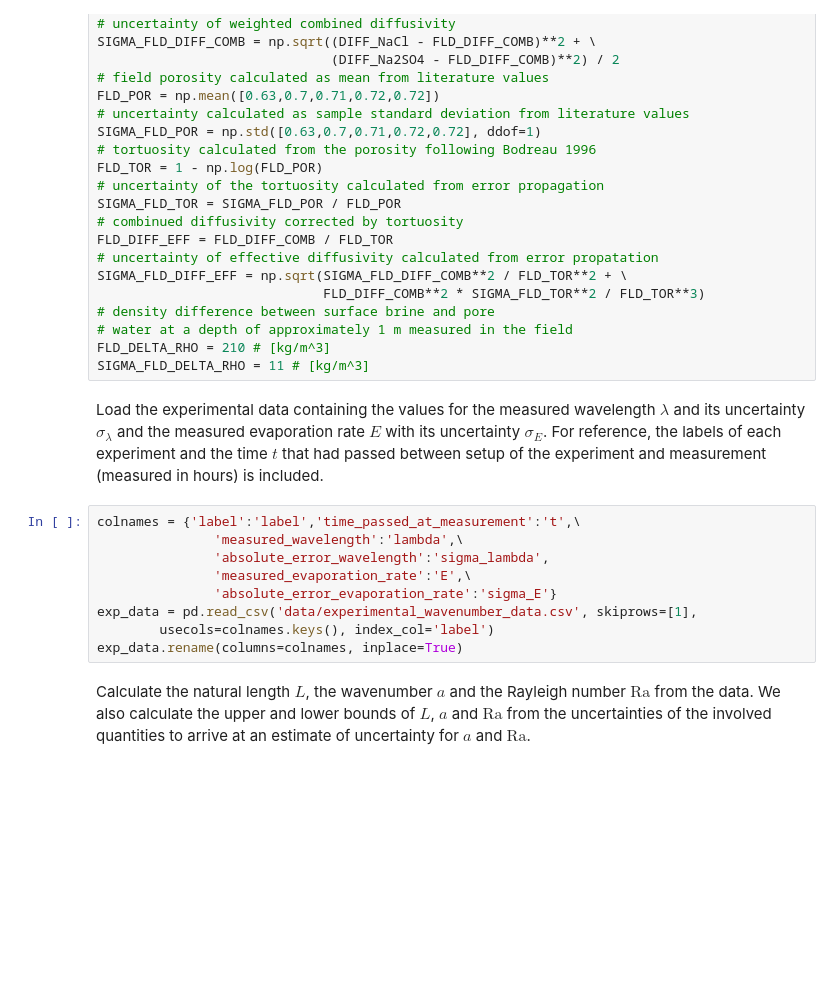
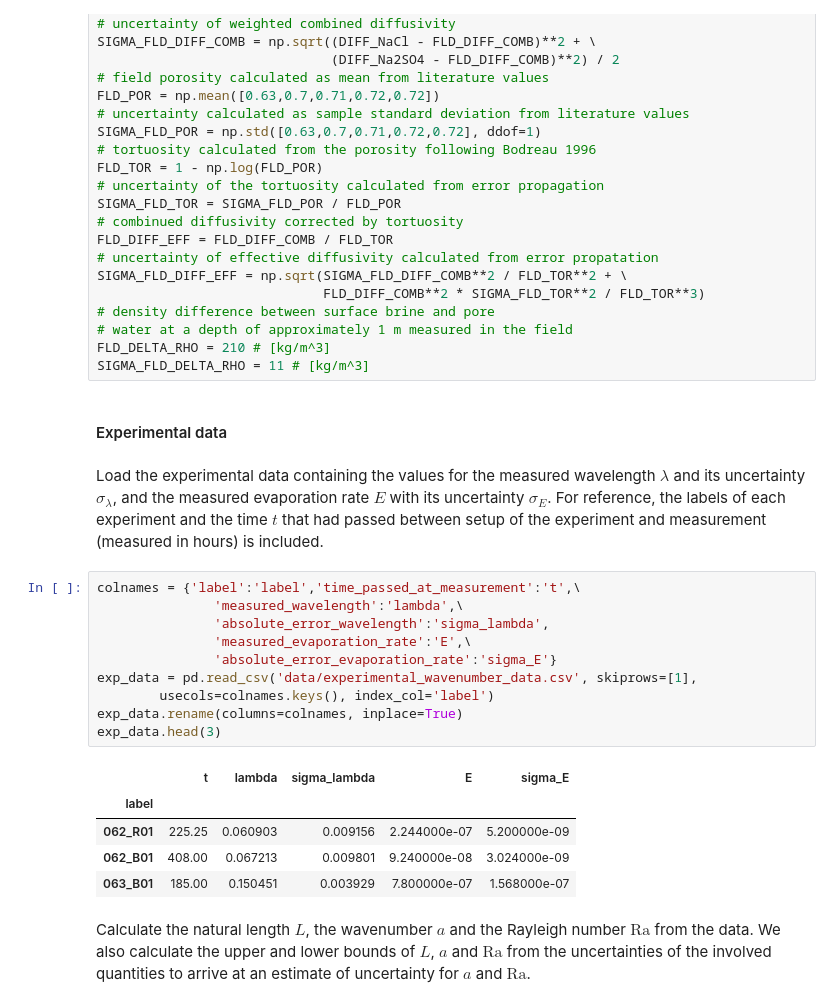
Before and after one commit to JanaLasser/salt-polygons-are-caused-by-convection, a Jupyter notebook: salt_polygons_are_caused_by_convection.ipynb, the cells around one changed output. Saved outputs shown, nothing was run; the diff lists cells and outputs as text; blank space fills up the shorter version.

```diff
--- a/salt_polygons_are_caused_by_convection.ipynb
+++ b/salt_polygons_are_caused_by_convection.ipynb
@@ -285,17 +293,26 @@ SIGMA_FLD_DIFF_EFF = np.sqrt(SIGMA_FLD_DIFF_COMB**2 / FLD_TOR**2 + \
 # water at a depth of approximately 1 m measured in the field
 FLD_DELTA_RHO = 210 # [kg/m^3]
 SIGMA_FLD_DELTA_RHO = 11 # [kg/m^3]
+# %% [markdown]
+#### Experimental data
 # %% [markdown]
-Load the experimental data containing the values for the measured wavelength $\lambda$ and its uncertainty $\sigma_\lambda$ and the measured evaporation rate $E$ with its uncertainty $\sigma_E$. For reference, the labels of each experiment and the time $t$ that had passed between setup of the experiment and measurement (measured in hours) is included.
+Load the experimental data containing the values for the measured wavelength $\lambda$ and its uncertainty $\sigma_\lambda$, and the measured evaporation rate $E$ with its uncertainty $\sigma_E$. For reference, the labels of each experiment and the time $t$ that had passed between setup of the experiment and measurement (measured in hours) is included.
 # %%
 colnames = {'label':'label','time_passed_at_measurement':'t',\
                'measured_wavelength':'lambda',\
                'absolute_error_wavelength':'sigma_lambda',
                'measured_evaporation_rate':'E',\
                'absolute_error_evaporation_rate':'sigma_E'}
 exp_data = pd.read_csv('data/experimental_wavenumber_data.csv', skiprows=[1],
         usecols=colnames.keys(), index_col='label')
 exp_data.rename(columns=colnames, inplace=True)
+exp_data.head(3)
+# %% [output]
+|  | t | lambda | sigma_lambda | E | sigma_E |
+| label |  |  |  |  |  |
+| 062_R01 | 225.25 | 0.060903 | 0.009156 | 2.244000e-07 | 5.200000e-09 |
+| 062_B01 | 408.00 | 0.067213 | 0.009801 | 9.240000e-08 | 3.024000e-09 |
+| 063_B01 | 185.00 | 0.150451 | 0.003929 | 7.800000e-07 | 1.568000e-07 |
 # %% [markdown]
 Calculate the natural length $L$, the wavenumber $a$ and the Rayleigh number $\mathrm{Ra}$ from the data. We also calculate the upper and lower bounds of $L$, $a$ and $\mathrm{Ra}$ from the uncertainties of the involved quantities to arrive at an estimate of uncertainty for $a$ and $\mathrm{Ra}$.
 # %%
```
Also changed, not shown: parts of 27 cells of this notebook.
